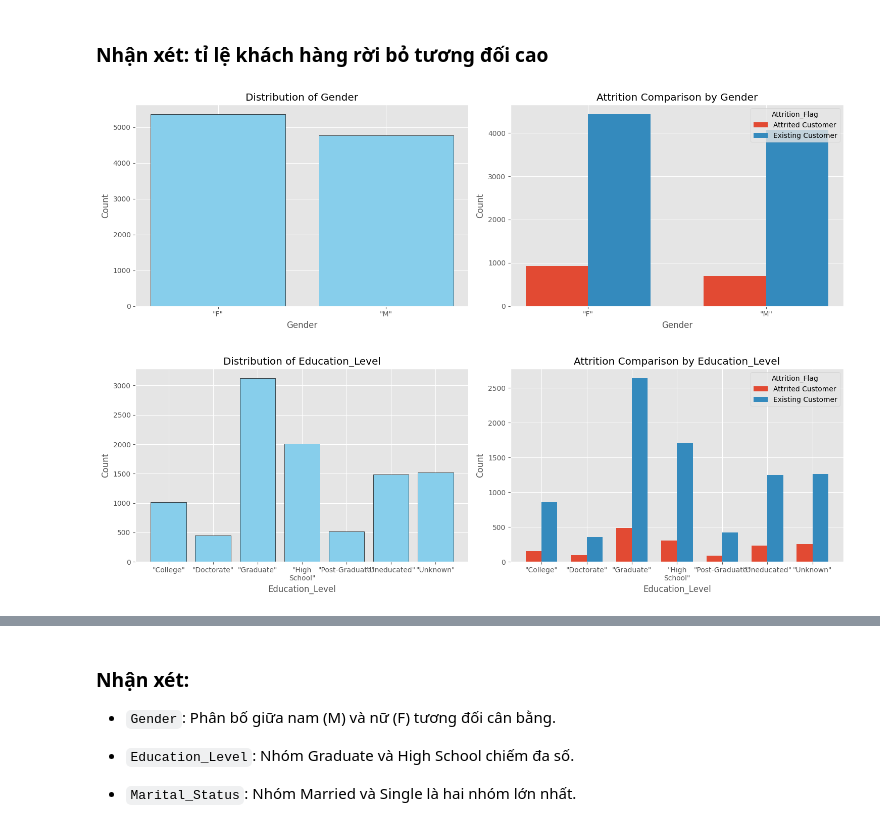
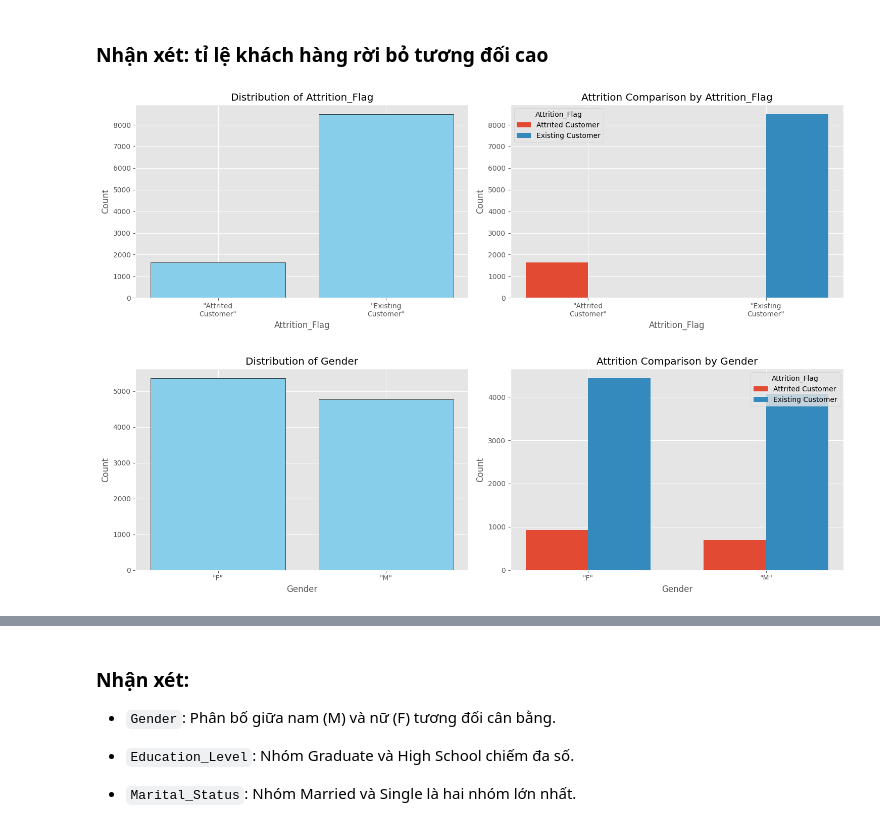
Before and after one commit to trongtz/lab02-numpy-for-data-science-hcmus, a Jupyter notebook: notebook/01_data_exploration.ipynb, the cells around one changed output, grey strips where cells are left out. Cells and saved outputs as stored; diff of their text form; code cells hidden in the pictures.

```diff
--- a/notebook/01_data_exploration.ipynb
+++ b/notebook/01_data_exploration.ipynb
@@ -80,11 +83,21 @@ Naive_Bayes_Classifier_At            0.84       1.00       0.37       0.00
 
 - Mức sử dụng thẻ (Utilization Ratio) thấp: trung bình 0.27 → đa số không xài hết hạn mức.
 # %%
-# 04. Kiểm tra missing value trong các cột số
+# 04. Kiểm tra missing value
+
 missing = count_missing(num_data)
 
-print(f"{'Feature':30s} {'Missing counted':>10s}")
+print(f"{'Feature':30s} {'Missing':>10s}")
 print("-"*45)
 for i, col in enumerate(numeric_cols):
     print(f"{col[:25]:30s} {missing[i]:10d}")
+
+cat_data = ['Attrition_Flag', 'Gender', 'Education_Level', 'Marital_Status',
+            'Income_Category', 'Card_Category']
+
+missing_cat = count_missing_categorical(data_raw, header, cat_data)
+print(f"\n{'Feature':30s} {'Missing':>10s}")
+print("-"*45)
+for col, count in missing_cat.items():
+    print(f"{col[:25]:30s} {count:10d}")
 # %% [output]
@@ -130,85 +142,43 @@ Existing Customer: 8500 (83.93%)
 # %% [markdown]
 ### Nhận xét: tỉ lệ khách hàng rời bỏ tương đối cao
 # %%
-# 06. Phân bố của các cột dữ liệu phân loại (CHỈ DÙNG MATPLOTLIB VÀ NUMPY - 2 biểu đồ/dòng)
-# --- LƯU Ý: Code này giả định các biến 'header', 'data_raw', và 'attr_flag' đã được định nghĩa từ các cell trước. ---
+# 06. Phân bố các cột phân loại
 
-cat_cols = ['Gender', 'Education_Level', 'Marital_Status', 'Income_Category', 'Card_Category']
-attrition_flag_column_name = 'Attrition_Flag'
-
-def shorten(text):
-    """Rút gọn nhãn (label) bằng cách thay thế khoảng trắng bằng xuống dòng."""
-    return text.replace(" ", "\n")
-
-def get_grouped_counts(data, target):
-    """Tính toán số lượng của biến mục tiêu trong mỗi nhóm của biến phân loại."""
-    unique_data = np.unique(data)
-    unique_target = np.unique(target)
-
-    counts = {}
-    for t_val in unique_target:
-        counts[t_val] = []
-
-    for d_val in unique_data:
-        # Lọc dữ liệu cho giá trị d_val hiện tại
-        mask = (data == d_val)
-        filtered_target = target[mask]
-
-        # Tính số lượng của mỗi giá trị mục tiêu
-        t_unique, t_counts = np.unique(filtered_target, return_counts=True)
-        t_counts_dict = dict(zip(t_unique, t_counts))
-
-        for t_val in unique_target:
-            counts[t_val].append(t_counts_dict.get(t_val, 0)) # Gán 0 nếu không có
-
-    return unique_data, unique_target, counts
-
-# --- Vòng lặp vẽ 2 biểu đồ side-by-side ---
-for col in cat_cols:
-    # 1. Trích xuất dữ liệu
+# Vẽ biểu đồ cho từng cột trong cat_data
+for col in cat_data:
     col_idx = header.index(col)
     col_data = np.array([row[col_idx] for row in data_raw])
-
     unique_vals, counts_single = np.unique(col_data, return_counts=True)
 
-    # === Tạo 1 figure với 2 axes (1 hàng, 2 cột) ===
     fig, axes = plt.subplots(1, 2, figsize=(15, 5))
 
-    # --- Subplot 1 (Trái): Phân bố chung (Bar Plot) ---
+    # Biểu đồ phân bố chung
     axes[0].bar([shorten(u) for u in unique_vals], counts_single, color='skyblue', edgecolor='black')
     axes[0].set_title(f"Distribution of {col}")
     axes[0].set_ylabel("Count")
     axes[0].set_xlabel(shorten(col))
 
-    # --- Subplot 2 (Phải): So sánh theo Attrition_Flag (Grouped Bar Chart) ---
-
+    # Biểu đồ phân bố theo Attrition_Flag
     cat_vals, target_vals, counts = get_grouped_counts(col_data, attr_flag)
-
     x_labels = [shorten(val) for val in cat_vals]
     width = 0.35
     x = np.arange(len(cat_vals))
-
     ax1 = axes[1]
-
-    # Đặt thứ tự cho thanh bar để dễ so sánh (thường là Attrited trước)
-    target_order = ['Attrited Customer', 'Existing Customer']
-    if len(target_vals) != 2:
-        target_order = target_vals
+    target_order = ['Attrited Customer', 'Existing Customer'] if len(target_vals) == 2 else target_vals
 
     for i, t_val in enumerate(target_order):
-        offset = (i - (len(target_order) - 1) / 2) * width
-        # Lấy dữ liệu đếm, mặc định là [0] nếu không tìm thấy giá trị
+        offset = (i - (len(target_order)-1)/2) * width
         ax1.bar(x + offset, counts.get(t_val, [0]*len(cat_vals)), width, label=t_val)
 
-    ax1.set_ylabel('Count')
-    ax1.set_title(f"Attrition Comparison by {col}")
     ax1.set_xticks(x)
     ax1.set_xticklabels(x_labels)
-    ax1.legend(title=attrition_flag_column_name)
+    ax1.set_ylabel('Count')
     ax1.set_xlabel(shorten(col))
+    ax1.set_title(f"Attrition Comparison by {col}")
+    ax1.legend(title='Attrition_Flag')
 
     plt.tight_layout()
     plt.show()
 # %% [output]
-[figure, old version]
+[figure, new version]
-[figure, old version]
+[figure, new version]
```
Also changed, not shown: parts of 10 cells of this notebook, 1 other file.
